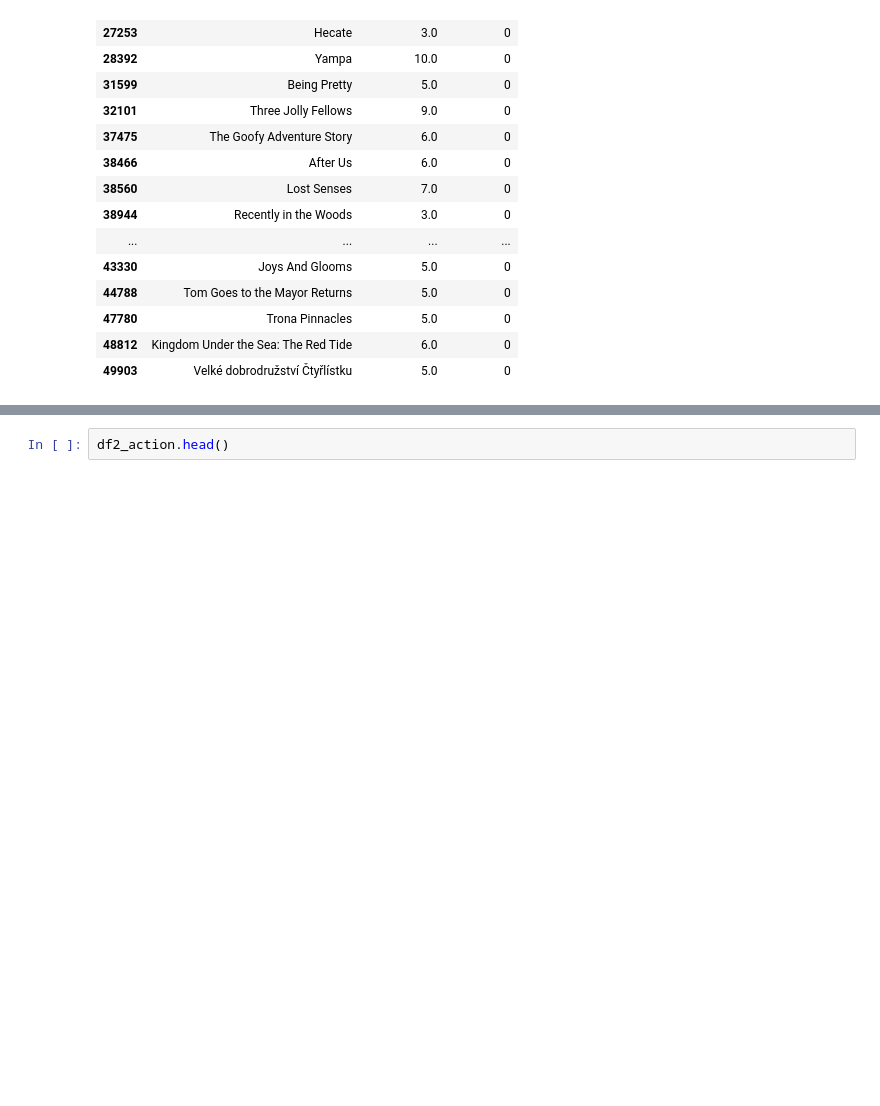
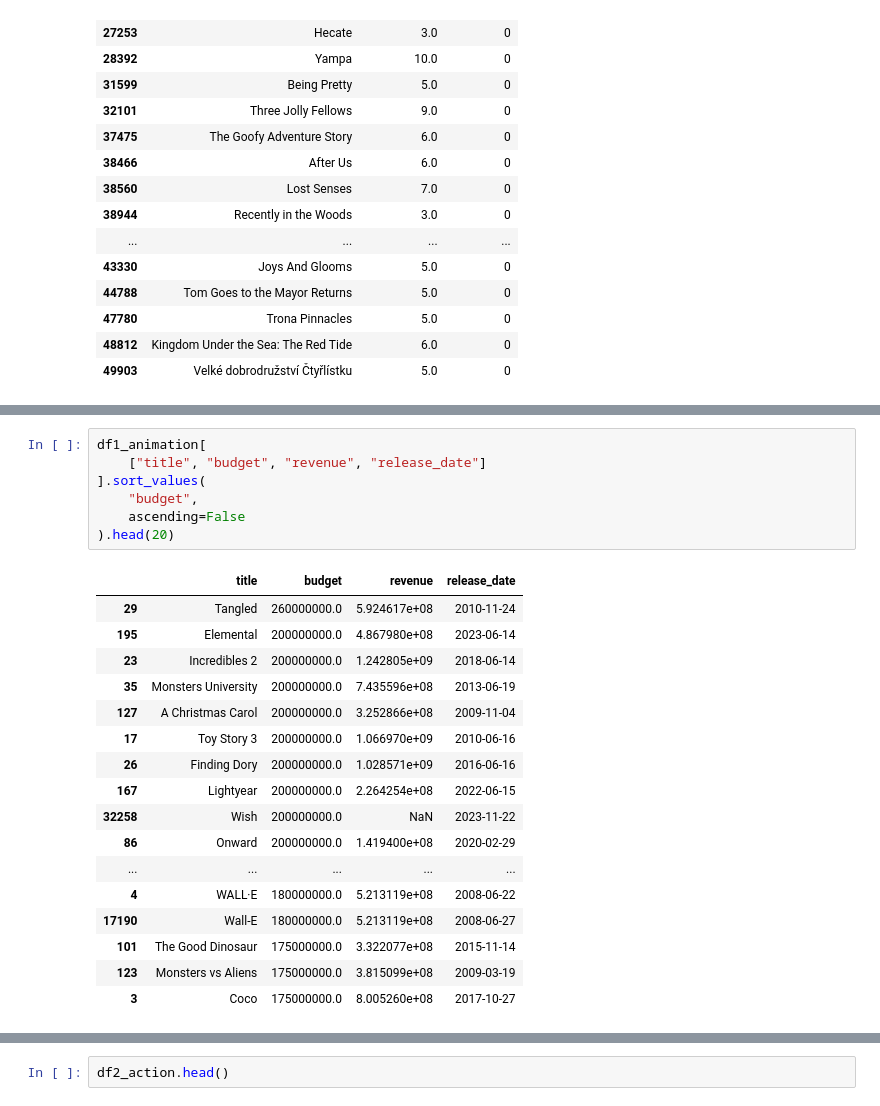
Before and after one commit to egarr831/EGarrison_ModC_Milestone1_Weeks1-6, a Jupyter notebook: Week1.ipynb, the cells around one changed output, grey strips where cells are left out. Cells and saved outputs as stored; diff of their text form; blank space fills up the shorter version.

```diff
--- a/Week1.ipynb
+++ b/Week1.ipynb
@@ -224,0 +352,25 @@ df1_animation[
+# %%
+df1_animation[
+    ["title", "budget", "revenue", "release_date"]
+].sort_values(
+    "budget",
+    ascending=False
+).head(20)
+# %% [output]
+|  | title | budget | revenue | release_date |
+| 29 | Tangled | 260000000.0 | 5.924617e+08 | 2010-11-24 |
+| 195 | Elemental | 200000000.0 | 4.867980e+08 | 2023-06-14 |
+| 23 | Incredibles 2 | 200000000.0 | 1.242805e+09 | 2018-06-14 |
+| 35 | Monsters University | 200000000.0 | 7.435596e+08 | 2013-06-19 |
+| 127 | A Christmas Carol | 200000000.0 | 3.252866e+08 | 2009-11-04 |
+| 17 | Toy Story 3 | 200000000.0 | 1.066970e+09 | 2010-06-16 |
+| 26 | Finding Dory | 200000000.0 | 1.028571e+09 | 2016-06-16 |
+| 167 | Lightyear | 200000000.0 | 2.264254e+08 | 2022-06-15 |
+| 32258 | Wish | 200000000.0 | NaN | 2023-11-22 |
+| 86 | Onward | 200000000.0 | 1.419400e+08 | 2020-02-29 |
+| ... | ... | ... | ... | ... |
+| 4 | WALL·E | 180000000.0 | 5.213119e+08 | 2008-06-22 |
+| 17190 | Wall-E | 180000000.0 | 5.213119e+08 | 2008-06-27 |
+| 101 | The Good Dinosaur | 175000000.0 | 3.322077e+08 | 2015-11-14 |
+| 123 | Monsters vs Aliens | 175000000.0 | 3.815099e+08 | 2009-03-19 |
+| 3 | Coco | 175000000.0 | 8.005260e+08 | 2017-10-27 |
```
Also changed, not shown: parts of 23 cells of this notebook, 1 other file.
